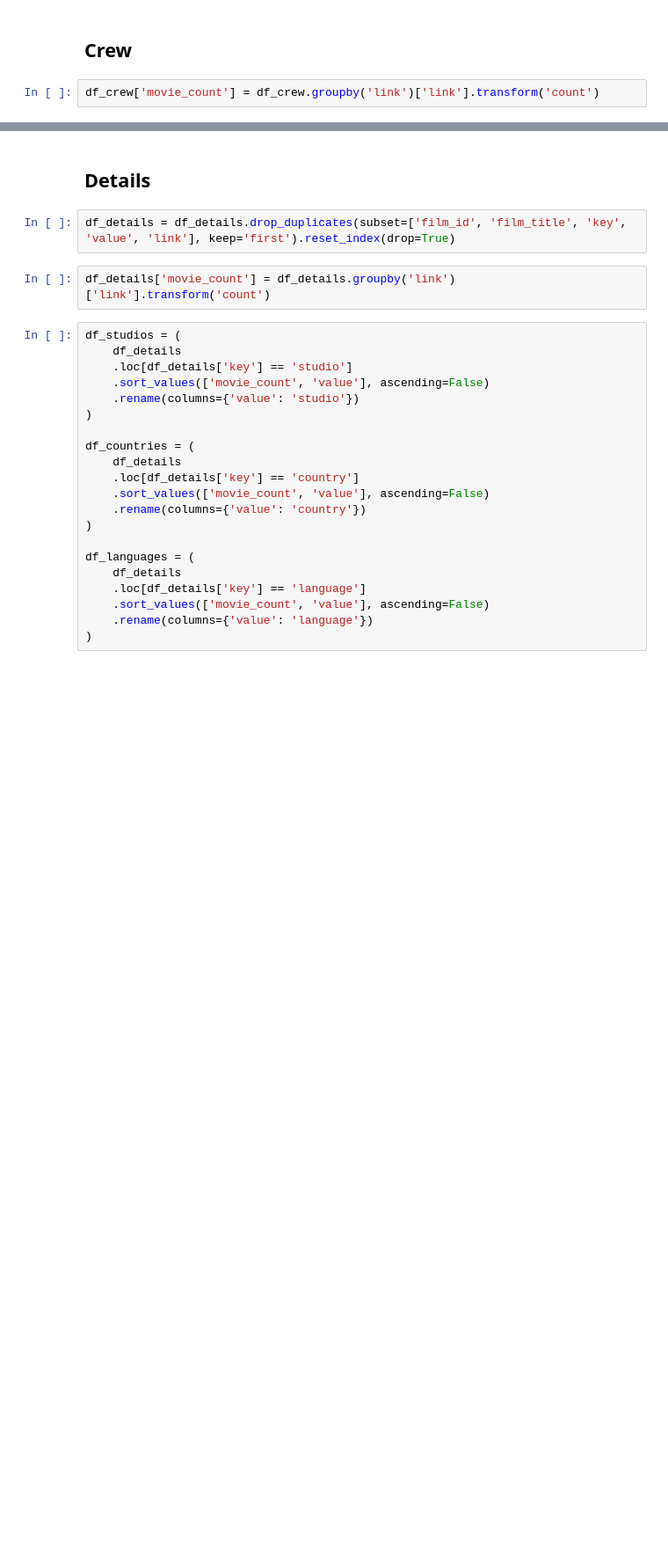
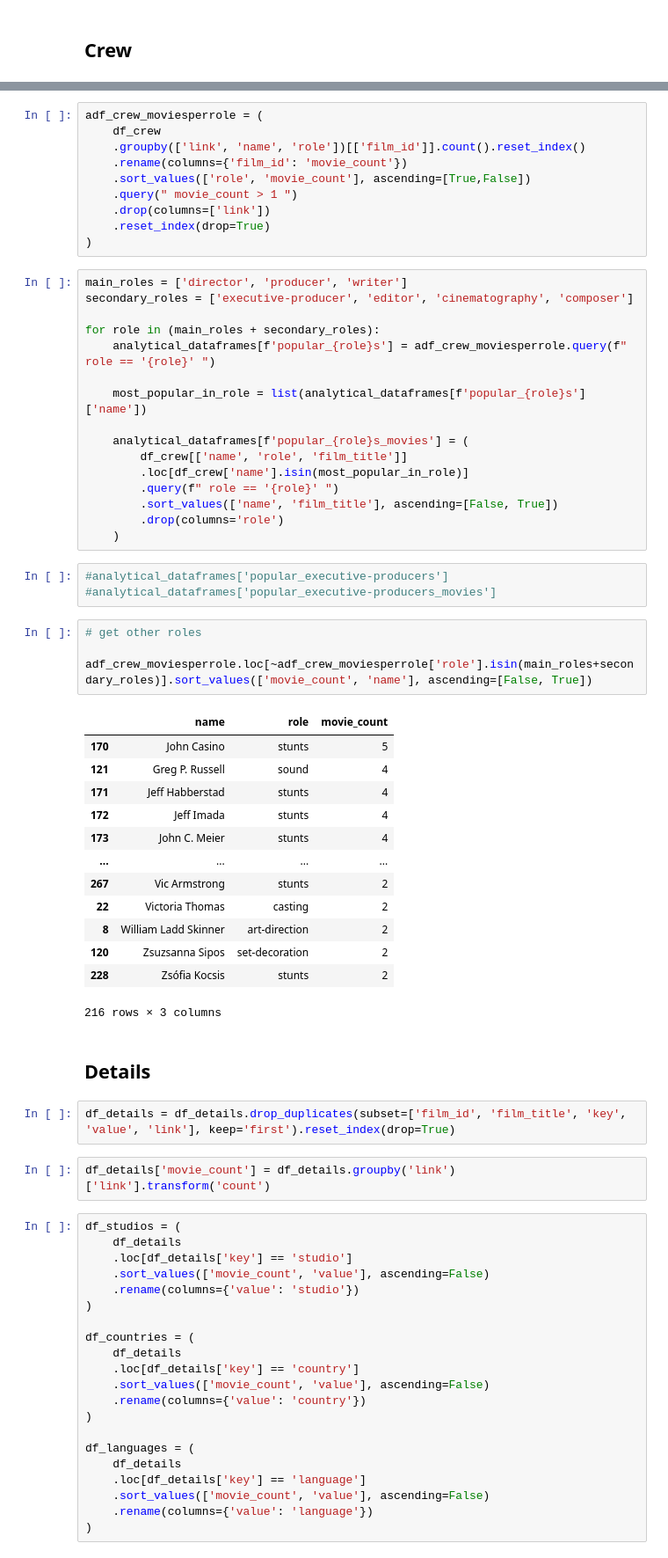
Before and after one commit to oextraordimario/letterboxd_analysis, a Jupyter notebook: movies_analysis.ipynb, the cells around one changed output, grey strips where cells are left out. Shown at 88% size. Saved outputs shown, nothing was run; the diff lists cells and outputs as text; blank space fills up the shorter version.

Commit message:
Changed structure that generates Crew dataframes.

```diff
--- a/movies_analysis.ipynb
+++ b/movies_analysis.ipynb
@@ -418,4 +373,2 @@ df_cast.loc[df_cast['movie_count']>2].sort_values(by=['movie_count', 'name'], as
 # %% [markdown]
 ## Crew
-# %%
-df_crew['movie_count'] = df_crew.groupby('link')['link'].transform('count')
@@ -454,3 +375,50 @@ df_crew_secondaryroles.loc[df_crew_secondaryroles['movie_count'] > 2].sort_value
+# %%
+adf_crew_moviesperrole = (
+    df_crew
+    .groupby(['link', 'name', 'role'])[['film_id']].count().reset_index()
+    .rename(columns={'film_id': 'movie_count'})
+    .sort_values(['role', 'movie_count'], ascending=[True,False])
+    .query(" movie_count > 1 ")
+    .drop(columns=['link'])
+    .reset_index(drop=True)
+)
+# %%
+main_roles = ['director', 'producer', 'writer']
+secondary_roles = ['executive-producer', 'editor', 'cinematography', 'composer']
+
+for role in (main_roles + secondary_roles):
+    analytical_dataframes[f'popular_{role}s'] = adf_crew_moviesperrole.query(f" role == '{role}' ")
+
+    most_popular_in_role = list(analytical_dataframes[f'popular_{role}s']['name'])
+
+    analytical_dataframes[f'popular_{role}s_movies'] = (
+        df_crew[['name', 'role', 'film_title']]
+        .loc[df_crew['name'].isin(most_popular_in_role)]
+        .query(f" role == '{role}' ")
+        .sort_values(['name', 'film_title'], ascending=[False, True])
+        .drop(columns='role')
+    )
+# %%
+#analytical_dataframes['popular_executive-producers']
+#analytical_dataframes['popular_executive-producers_movies']
+# %%
+# get other roles
+
+adf_crew_moviesperrole.loc[~adf_crew_moviesperrole['role'].isin(main_roles+secondary_roles)].sort_values(['movie_count', 'name'], ascending=[False, True])
+# %% [output]
+|  | name | role | movie_count |
+| 170 | John Casino | stunts | 5 |
+| 121 | Greg P. Russell | sound | 4 |
+| 171 | Jeff Habberstad | stunts | 4 |
+| 172 | Jeff Imada | stunts | 4 |
+| 173 | John C. Meier | stunts | 4 |
+| ... | ... | ... | ... |
+| 267 | Vic Armstrong | stunts | 2 |
+| 22 | Victoria Thomas | casting | 2 |
+| 8 | William Ladd Skinner | art-direction | 2 |
+| 120 | Zsuzsanna Sipos | set-decoration | 2 |
+| 228 | Zsófia Kocsis | stunts | 2 |
+216 rows × 3 columns
 # %% [markdown]
 ## Details
 # %%
```
Also changed, not shown: parts of 12 cells of this notebook.
